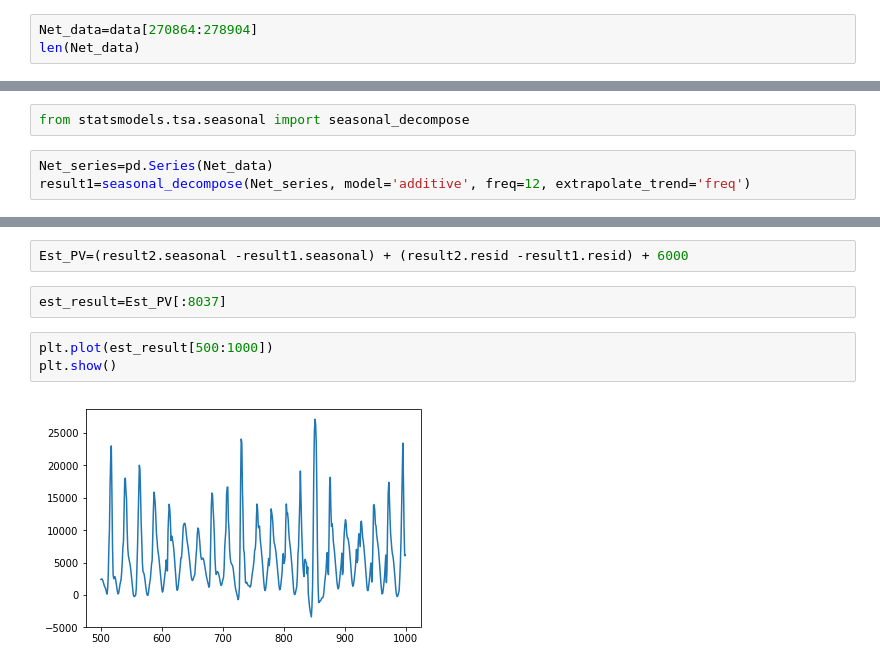
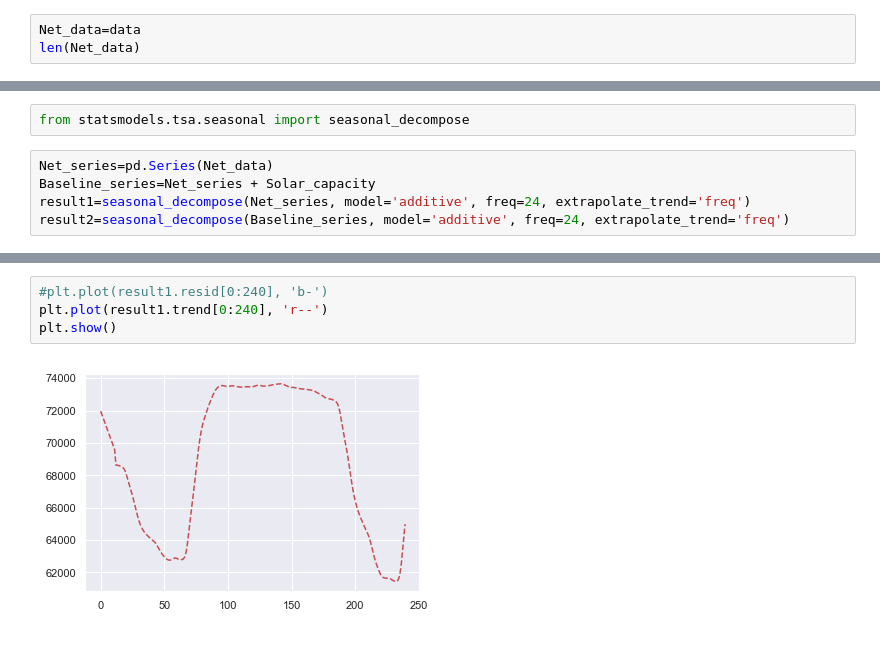
Before and after one commit to krishna0890227/Basic-Python-Programs, a Jupyter notebook: Seasonality_understanding.ipynb, the cells around one changed output, grey strips where cells are left out. Saved outputs shown, nothing was run; the diff lists cells and outputs as text.

```diff
--- a/Seasonality_understanding.ipynb
+++ b/Seasonality_understanding.ipynb
@@ -81,5 +115,5 @@ len(Solar_capacity)
 # %%
-Net_data=data[270864:278904]
+Net_data=data
 len(Net_data)
 # %% [output]
 8040
@@ -121,4 +121,6 @@ plt.show()
 from statsmodels.tsa.seasonal import seasonal_decompose
 # %%
 Net_series=pd.Series(Net_data)
-result1=seasonal_decompose(Net_series, model='additive', freq=12, extrapolate_trend='freq')
+Baseline_series=Net_series + Solar_capacity
+result1=seasonal_decompose(Net_series, model='additive', freq=24, extrapolate_trend='freq')
+result2=seasonal_decompose(Baseline_series, model='additive', freq=24, extrapolate_trend='freq')
@@ -142,9 +127,6 @@ plt.show()
-# %%
-Est_PV=(result2.seasonal -result1.seasonal) + (result2.resid -result1.resid) + 6000
-# %%
-est_result=Est_PV[:8037]
-# %%
-plt.plot(est_result[500:1000])
-plt.show()
-# %% [output]
-[figure, removed]
+# %%
+#plt.plot(result1.resid[0:240], 'b-')
+plt.plot(result1.trend[0:240], 'r--')
+plt.show()
+# %% [output]
+[figure, added]
```
Also changed, not shown: parts of 57 cells of this notebook, 3 other files.
